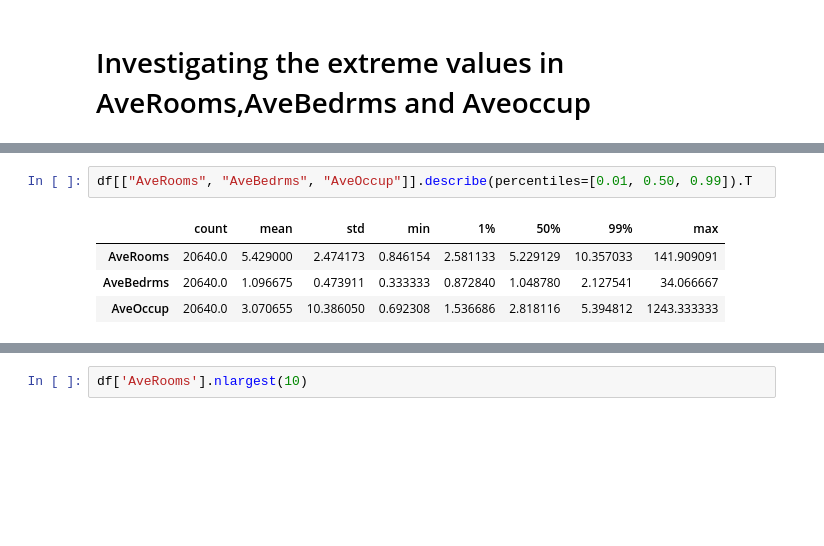
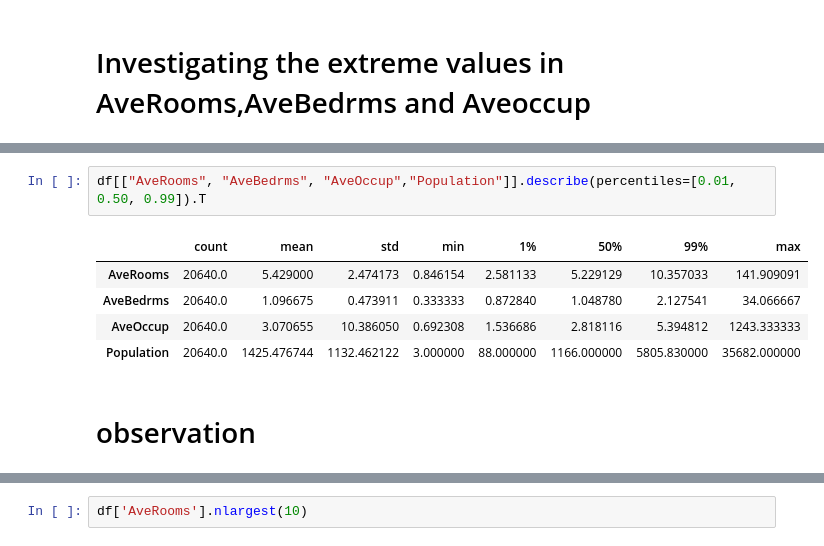
Before and after one commit to renovamen1/statistical-models, a Jupyter notebook: Models On California Housing Dataset/01_data_exploration.ipynb, the cells around one changed output, grey strips where cells are left out. Cells and saved outputs as stored; diff of their text form; blank space fills up the shorter version.

```diff
--- a/Models On California Housing Dataset/01_data_exploration.ipynb
+++ b/Models On California Housing Dataset/01_data_exploration.ipynb
@@ -394,7 +386,10 @@ plt.show()
 # %%
-df[["AveRooms", "AveBedrms", "AveOccup"]].describe(percentiles=[0.01, 0.50, 0.99]).T
+df[["AveRooms", "AveBedrms", "AveOccup","Population"]].describe(percentiles=[0.01, 0.50, 0.99]).T
 # %% [output]
 |  | count | mean | std | min | 1% | 50% | 99% | max |
 | AveRooms | 20640.0 | 5.429000 | 2.474173 | 0.846154 | 2.581133 | 5.229129 | 10.357033 | 141.909091 |
 | AveBedrms | 20640.0 | 1.096675 | 0.473911 | 0.333333 | 0.872840 | 1.048780 | 2.127541 | 34.066667 |
 | AveOccup | 20640.0 | 3.070655 | 10.386050 | 0.692308 | 1.536686 | 2.818116 | 5.394812 | 1243.333333 |
+| Population | 20640.0 | 1425.476744 | 1132.462122 | 3.000000 | 88.000000 | 1166.000000 | 5805.830000 | 35682.000000 |
+# %% [markdown]
+# observation
```
Also changed, not shown: parts of 17 cells of this notebook.
